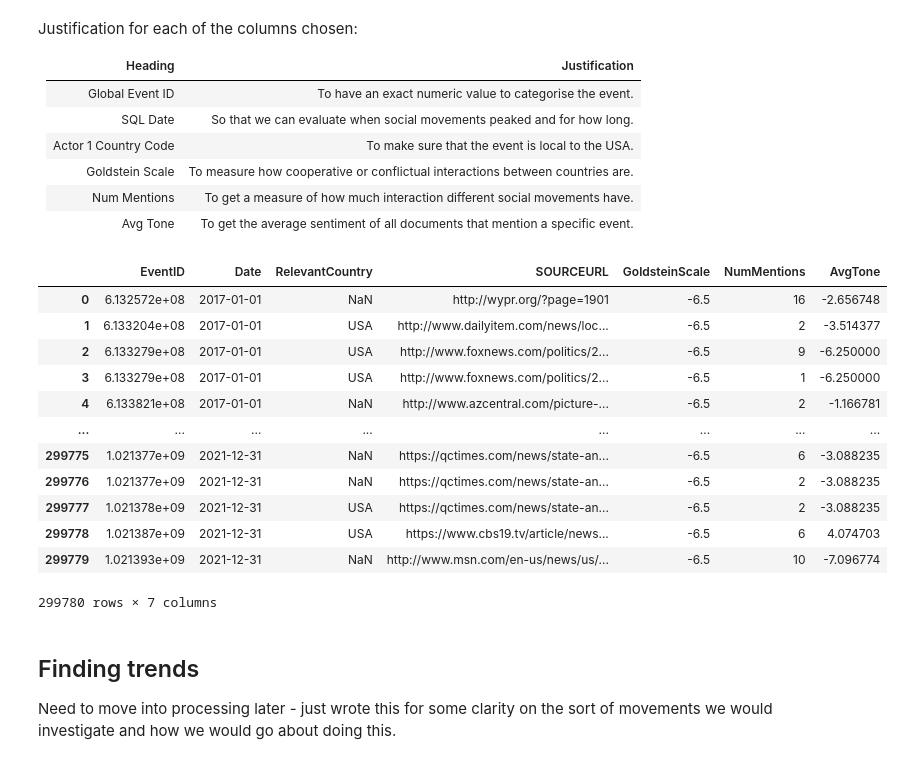
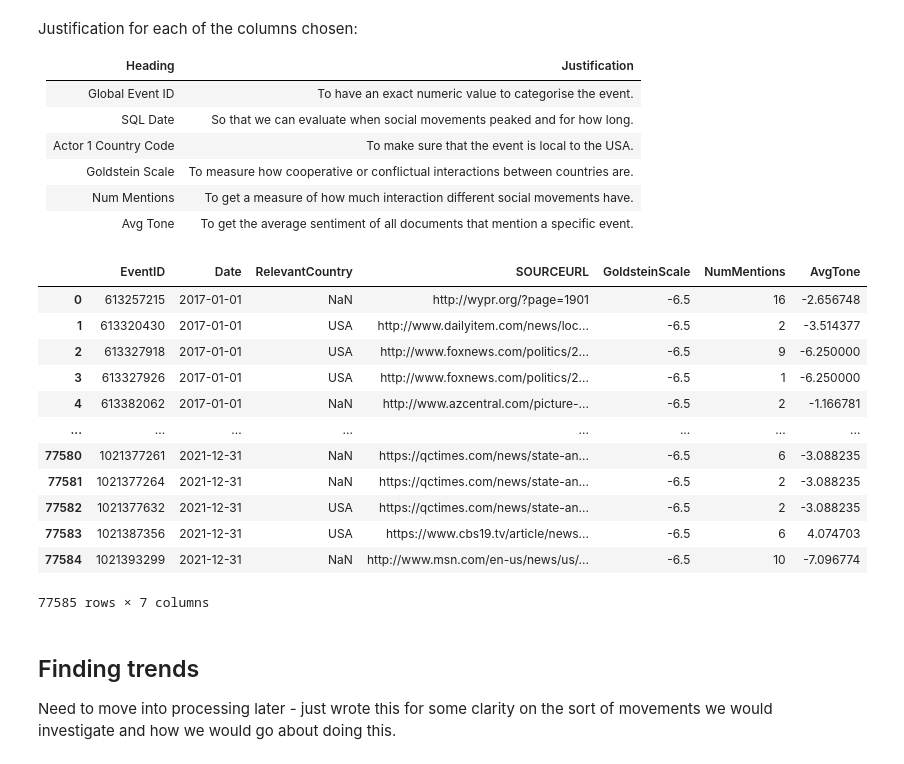
Before and after one commit to lse-ds105/ds105a-2024-project-data_dazzlers, a Jupyter notebook: code_amelia/NB02_data_processing.ipynb, the cells around one changed output. Saved outputs shown, nothing was run; the diff lists cells and outputs as text; code cells hidden in the pictures.

```diff
--- a/code_amelia/NB02_data_processing.ipynb
+++ b/code_amelia/NB02_data_processing.ipynb
@@ -49,36 +50,36 @@ Justification for each of the columns chosen:
 | Num Mentions | To get a measure of how much interaction different social movements have. |
 | Avg Tone | To get the average sentiment of all documents that mention a specific event. |
 # %%
-data_filepath = '../data_amelia/processed/'
+data_filepath = '../data_amelia/raw/'
 file_list = glob.glob(f"{data_filepath}/*_protest_data.csv")
 
 # Concatenate all DataFrames
 combined_df = pd.concat([pd.read_csv(file, dtype={'SQLDATE': str}) for file in file_list], ignore_index=True)
 
 # Getting dates into the correct form for consistency
 
 combined_df['SQLDATE'] = pd.to_datetime(combined_df['SQLDATE'].astype(str), format='%Y%m%d').dt.strftime('%Y-%m-%d')
 
 # Filtering then renaming to get relevant data and improve clarity
 relevant_columns = ['GLOBALEVENTID', 'SQLDATE', 'Actor1CountryCode', 'SOURCEURL', 'GoldsteinScale', 'NumMentions', 'AvgTone']
 protest_data = combined_df[relevant_columns].copy()
 protest_data.rename(columns={'GLOBALEVENTID': 'EventID', 'SQLDATE': 'Date', 'Actor1CountryCode': 'RelevantCountry'}, inplace= True)
 
 protest_data
 # %% [output]
 |  | EventID | Date | RelevantCountry | SOURCEURL | GoldsteinScale | NumMentions | AvgTone |
-| 0 | 6.132572e+08 | 2017-01-01 | NaN | http://wypr.org/?page=1901 | -6.5 | 16 | -2.656748 |
-| 1 | 6.133204e+08 | 2017-01-01 | USA | http://www.dailyitem.com/news/loc... | -6.5 | 2 | -3.514377 |
-| 2 | 6.133279e+08 | 2017-01-01 | USA | http://www.foxnews.com/politics/2... | -6.5 | 9 | -6.250000 |
-| 3 | 6.133279e+08 | 2017-01-01 | USA | http://www.foxnews.com/politics/2... | -6.5 | 1 | -6.250000 |
-| 4 | 6.133821e+08 | 2017-01-01 | NaN | http://www.azcentral.com/picture-... | -6.5 | 2 | -1.166781 |
+| 0 | 613257215 | 2017-01-01 | NaN | http://wypr.org/?page=1901 | -6.5 | 16 | -2.656748 |
+| 1 | 613320430 | 2017-01-01 | USA | http://www.dailyitem.com/news/loc... | -6.5 | 2 | -3.514377 |
+| 2 | 613327918 | 2017-01-01 | USA | http://www.foxnews.com/politics/2... | -6.5 | 9 | -6.250000 |
+| 3 | 613327926 | 2017-01-01 | USA | http://www.foxnews.com/politics/2... | -6.5 | 1 | -6.250000 |
+| 4 | 613382062 | 2017-01-01 | NaN | http://www.azcentral.com/picture-... | -6.5 | 2 | -1.166781 |
 | ... | ... | ... | ... | ... | ... | ... | ... |
-| 299775 | 1.021377e+09 | 2021-12-31 | NaN | https://qctimes.com/news/state-an... | -6.5 | 6 | -3.088235 |
-| 299776 | 1.021377e+09 | 2021-12-31 | NaN | https://qctimes.com/news/state-an... | -6.5 | 2 | -3.088235 |
-| 299777 | 1.021378e+09 | 2021-12-31 | USA | https://qctimes.com/news/state-an... | -6.5 | 2 | -3.088235 |
-| 299778 | 1.021387e+09 | 2021-12-31 | USA | https://www.cbs19.tv/article/news... | -6.5 | 6 | 4.074703 |
-| 299779 | 1.021393e+09 | 2021-12-31 | NaN | http://www.msn.com/en-us/news/us/... | -6.5 | 10 | -7.096774 |
+| 77580 | 1021377261 | 2021-12-31 | NaN | https://qctimes.com/news/state-an... | -6.5 | 6 | -3.088235 |
+| 77581 | 1021377264 | 2021-12-31 | NaN | https://qctimes.com/news/state-an... | -6.5 | 2 | -3.088235 |
+| 77582 | 1021377632 | 2021-12-31 | USA | https://qctimes.com/news/state-an... | -6.5 | 2 | -3.088235 |
+| 77583 | 1021387356 | 2021-12-31 | USA | https://www.cbs19.tv/article/news... | -6.5 | 6 | 4.074703 |
+| 77584 | 1021393299 | 2021-12-31 | NaN | http://www.msn.com/en-us/news/us/... | -6.5 | 10 | -7.096774 |
-299780 rows × 7 columns
+77585 rows × 7 columns
 # %%
 protest_data.to_csv('../data_amelia/processed/all_protest_data.csv', index=False)
 # %% [markdown]
```
Also changed, not shown: parts of 14 cells of this notebook, 8 other files.
